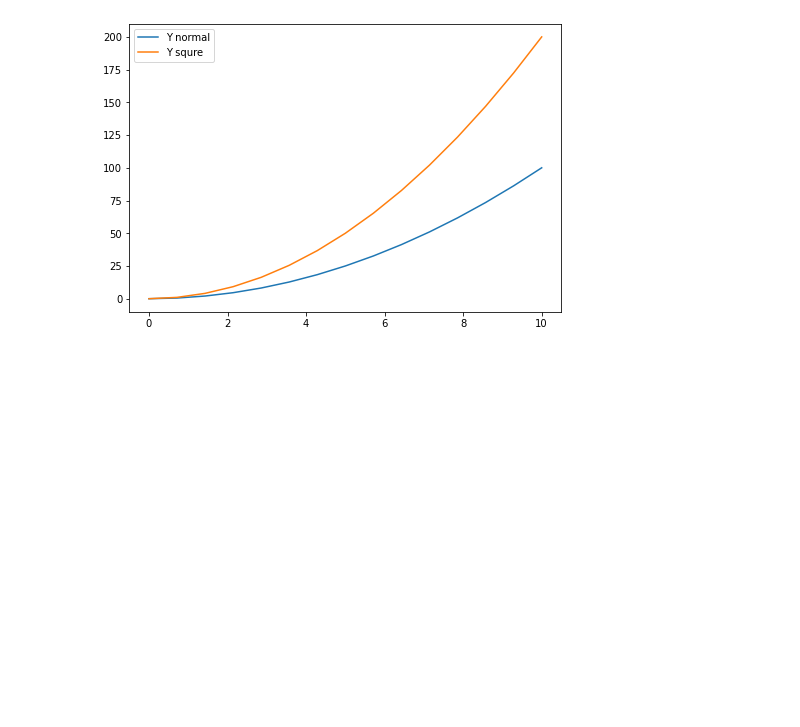
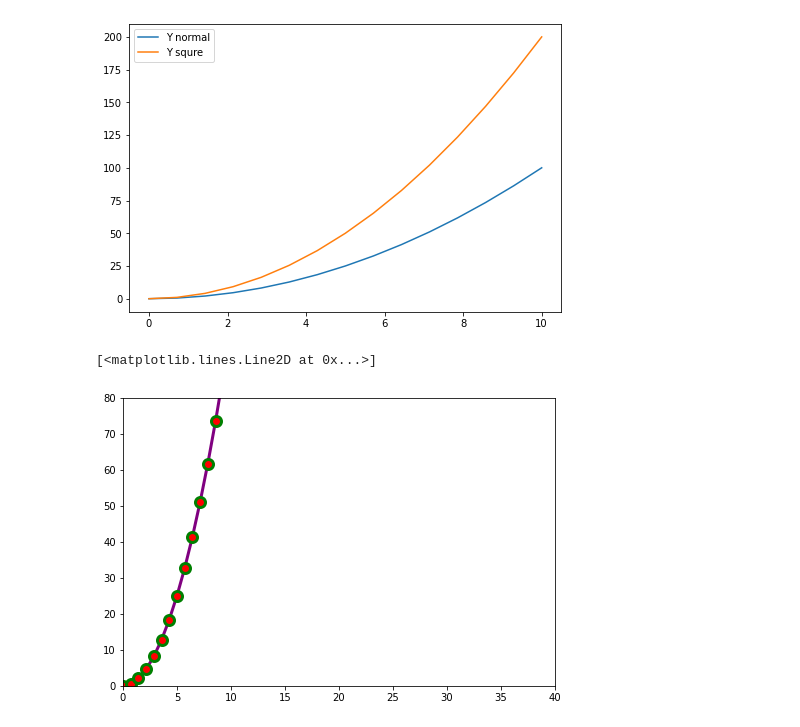
Before and after one commit to mahdis4092/Data-Science-Bootcamp, a Jupyter notebook: 5.Matplotlib/practice by me 1.ipynb, the cells around one changed output. Cells and saved outputs as stored; diff of their text form; code cells hidden in the pictures; blank space fills up the shorter version.

```diff
--- a/5.Matplotlib/practice by me 1.ipynb
+++ b/5.Matplotlib/practice by me 1.ipynb
@@ -90,3 +90,12 @@ axes.legend(loc=0)
 # %% [output]
 <matplotlib.legend.Legend at 0x...>
 [figure]
+# %%
+fig=plt.figure()
+axes=fig.add_axes([0,0,1,1])
+axes.set_xlim([0,40])
+axes.set_ylim([0,80])
+axes.plot(x,y,color='purple',lw=3,ls='-',marker='o',markersize=10,markerfacecolor='red',markeredgewidth=3,markeredgecolor='green')
+# %% [output]
+[<matplotlib.lines.Line2D at 0x...>]
+[figure, added]
```
